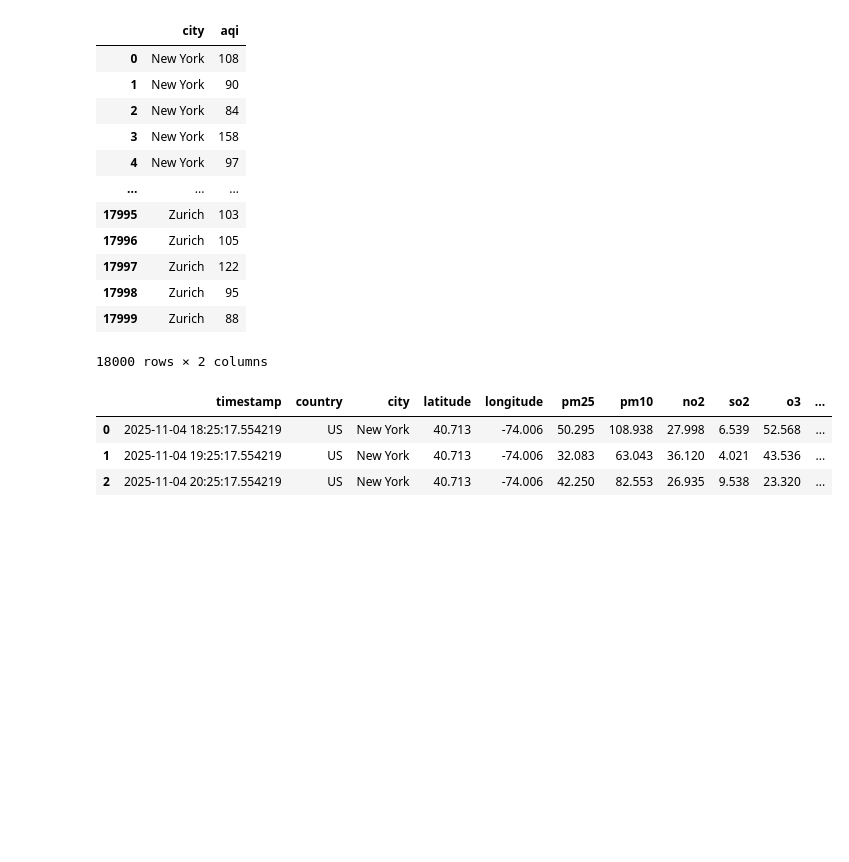
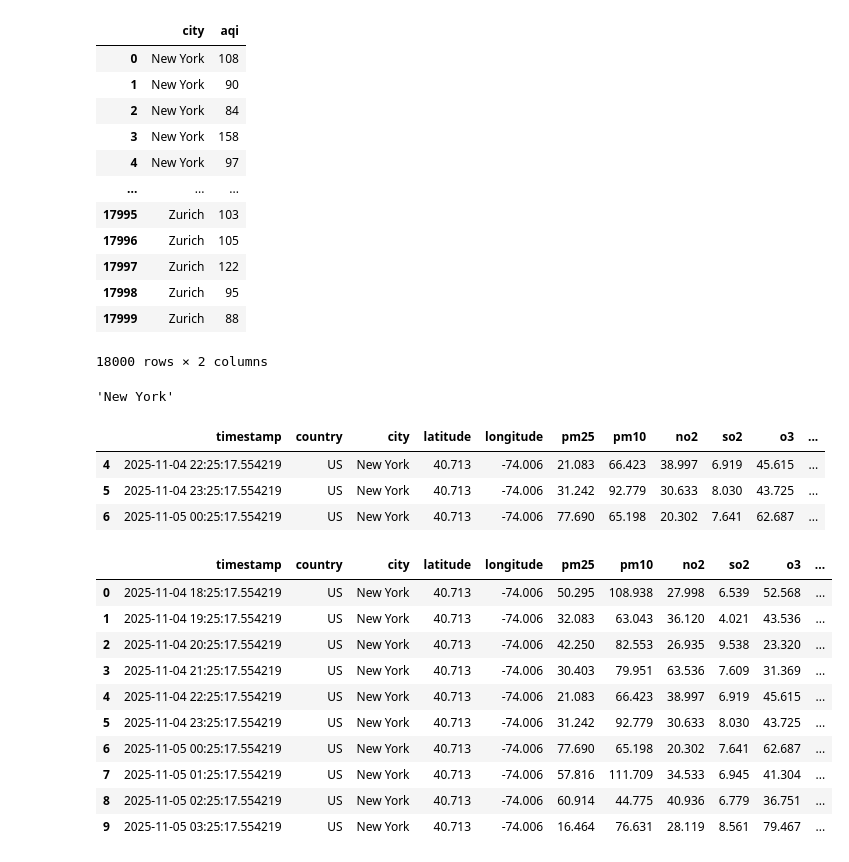
Before and after one commit to nishantkr2003/Prime-Machine-Learning, a Jupyter notebook: pandas/pandas.ipynb, the cells around one changed output. Drawn from its saved outputs; the diff is of its cells as text; code cells hidden in the pictures; blank space fills up the shorter version.

```diff
--- a/pandas/pandas.ipynb
+++ b/pandas/pandas.ipynb
@@ -174,5 +201,5 @@ dtype: int64
 # %%
-df = pd.read_csv("pandas/globalAirQuality.csv")
+df = pd.read_csv("globalAirQuality.csv")
 df
 # %% [output]
 |  | timestamp | country | city | latitude | longitude | pm25 | pm10 | no2 | so2 | o3 | ... |
@@ -255,7 +282,25 @@ df.iloc[0:5, 1:3]                              # end is exclusive
 df.at[0, "city"]
 df.iat[0, 2]
 # %% [output]
-|  | timestamp | country | city | latitude | longitude | pm25 | pm10 | no2 | so2 | o3 | ... |
-| 0 | 2025-11-04 18:25:17.554219 | US | New York | 40.713 | -74.006 | 50.295 | 108.938 | 27.998 | 6.539 | 52.568 | ... |
-| 1 | 2025-11-04 19:25:17.554219 | US | New York | 40.713 | -74.006 | 32.083 | 63.043 | 36.120 | 4.021 | 43.536 | ... |
-| 2 | 2025-11-04 20:25:17.554219 | US | New York | 40.713 | -74.006 | 42.250 | 82.553 | 26.935 | 9.538 | 23.320 | ... |
+'New York'
+# %%
+df.iloc[4:7]
+# %% [output]
+|  | timestamp | country | city | latitude | longitude | pm25 | pm10 | no2 | so2 | o3 | ... |
+| 4 | 2025-11-04 22:25:17.554219 | US | New York | 40.713 | -74.006 | 21.083 | 66.423 | 38.997 | 6.919 | 45.615 | ... |
+| 5 | 2025-11-04 23:25:17.554219 | US | New York | 40.713 | -74.006 | 31.242 | 92.779 | 30.633 | 8.030 | 43.725 | ... |
+| 6 | 2025-11-05 00:25:17.554219 | US | New York | 40.713 | -74.006 | 77.690 | 65.198 | 20.302 | 7.641 | 62.687 | ... |
+# %%
+df.head(10)
+# %% [output]
+|  | timestamp | country | city | latitude | longitude | pm25 | pm10 | no2 | so2 | o3 | ... |
+| 0 | 2025-11-04 18:25:17.554219 | US | New York | 40.713 | -74.006 | 50.295 | 108.938 | 27.998 | 6.539 | 52.568 | ... |
+| 1 | 2025-11-04 19:25:17.554219 | US | New York | 40.713 | -74.006 | 32.083 | 63.043 | 36.120 | 4.021 | 43.536 | ... |
+| 2 | 2025-11-04 20:25:17.554219 | US | New York | 40.713 | -74.006 | 42.250 | 82.553 | 26.935 | 9.538 | 23.320 | ... |
+| 3 | 2025-11-04 21:25:17.554219 | US | New York | 40.713 | -74.006 | 30.403 | 79.951 | 63.536 | 7.609 | 31.369 | ... |
+| 4 | 2025-11-04 22:25:17.554219 | US | New York | 40.713 | -74.006 | 21.083 | 66.423 | 38.997 | 6.919 | 45.615 | ... |
+| 5 | 2025-11-04 23:25:17.554219 | US | New York | 40.713 | -74.006 | 31.242 | 92.779 | 30.633 | 8.030 | 43.725 | ... |
+| 6 | 2025-11-05 00:25:17.554219 | US | New York | 40.713 | -74.006 | 77.690 | 65.198 | 20.302 | 7.641 | 62.687 | ... |
+| 7 | 2025-11-05 01:25:17.554219 | US | New York | 40.713 | -74.006 | 57.816 | 111.709 | 34.533 | 6.945 | 41.304 | ... |
+| 8 | 2025-11-05 02:25:17.554219 | US | New York | 40.713 | -74.006 | 60.914 | 44.775 | 40.936 | 6.779 | 36.751 | ... |
+| 9 | 2025-11-05 03:25:17.554219 | US | New York | 40.713 | -74.006 | 16.464 | 76.631 | 28.119 | 8.561 | 79.467 | ... |
```
Also changed, not shown: parts of 5 cells of this notebook, 2 other files.
